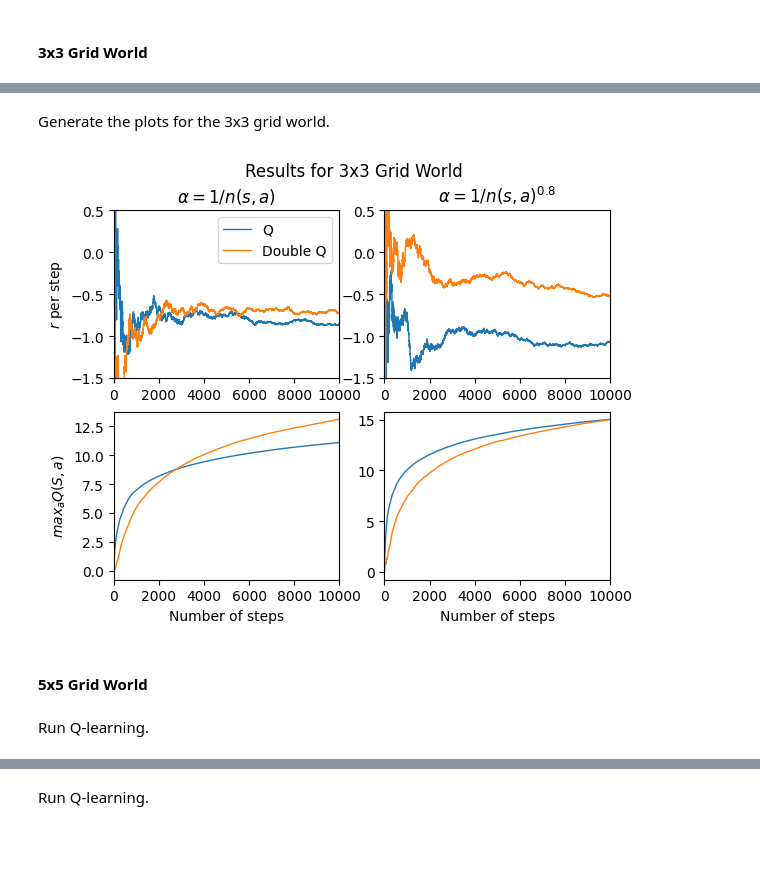
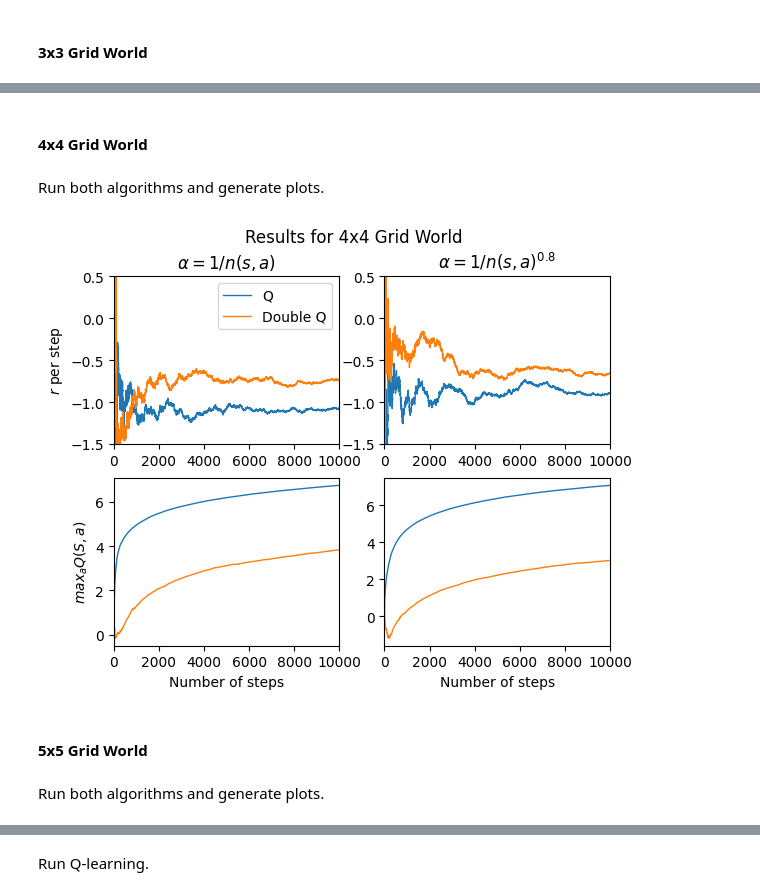
Before and after one commit to takavor/Double-Q-Learning, a Jupyter notebook: final_project.ipynb, the cells around one changed output, grey strips where cells are left out. Drawn from its saved outputs; the diff is of its cells as text; code cells hidden in the pictures; blank space fills up the shorter version.

Commit message:
updated plots

```diff
--- a/final_project.ipynb
+++ b/final_project.ipynb
@@ -299,17 +278,27 @@ Double_Q_learning_mode_2_running_avg_per_step_3x3, Double_Q_learning_mode_2_runn
-# %% [markdown]
-Generate the plots for the 3x3 grid world.
-# %%
-plot_graphs(Q_learning_mode_1_running_avg_per_step_3x3, Double_Q_learning_mode_1_running_avg_per_step_3x3,
-                Q_learning_mode_2_running_avg_per_step_3x3, Double_Q_learning_mode_2_running_avg_per_step_3x3,
-                Q_learning_mode_1_running_avg_max_Q_per_step_3x3, Double_Q_learning_mode_1_running_avg_max_Q_per_step_3x3,
-                Q_learning_mode_2_running_avg_max_Q_per_step_3x3, Double_Q_learning_mode_2_running_avg_max_Q_per_step_3x3,
-                'Results for 3x3 Grid World')
-# %% [output]
-[figure, removed]
+# %% [markdown]
+#### 4x4 Grid World
+# %% [markdown]
+Run both algorithms and generate plots.
+# %%
+env4x4 = GridWorldEnv(height=4, width=4)
+
+Q_learning_mode_1_running_avg_per_step_4x4, Q_learning_mode_1_running_avg_max_Q_per_step_4x4 = Q_learning(env=env4x4, n_episodes=10000, mode=1)
+Q_learning_mode_2_running_avg_per_step_4x4, Q_learning_mode_2_running_avg_max_Q_per_step_4x4 = Q_learning(env=env4x4, n_episodes=10000, mode=2)
+
+Double_Q_learning_mode_1_running_avg_per_step_4x4, Double_Q_learning_mode_1_running_avg_max_Q_per_step_4x4 = Double_Q_learning(env=env4x4, n_episodes=10000, mode=1)
+Double_Q_learning_mode_2_running_avg_per_step_4x4, Double_Q_learning_mode_2_running_avg_max_Q_per_step_4x4 = Double_Q_learning(env=env4x4, n_episodes=10000, mode=2)
+
+plot_graphs(Q_learning_mode_1_running_avg_per_step_4x4, Double_Q_learning_mode_1_running_avg_per_step_4x4,
+                Q_learning_mode_2_running_avg_per_step_4x4, Double_Q_learning_mode_2_running_avg_per_step_4x4,
+                Q_learning_mode_1_running_avg_max_Q_per_step_4x4, Double_Q_learning_mode_1_running_avg_max_Q_per_step_4x4,
+                Q_learning_mode_2_running_avg_max_Q_per_step_4x4, Double_Q_learning_mode_2_running_avg_max_Q_per_step_4x4,
+                'Results for 4x4 Grid World')
+# %% [output]
+[figure, added]
 # %% [markdown]
 #### 5x5 Grid World
-# %% [markdown]
-Run Q-learning.
+# %% [markdown]
+Run both algorithms and generate plots.
 # %%
 env5x5 = GridWorldEnv(height=5, width=5)
 
```
Also changed, not shown: parts of 26 cells of this notebook, 1 other file.
